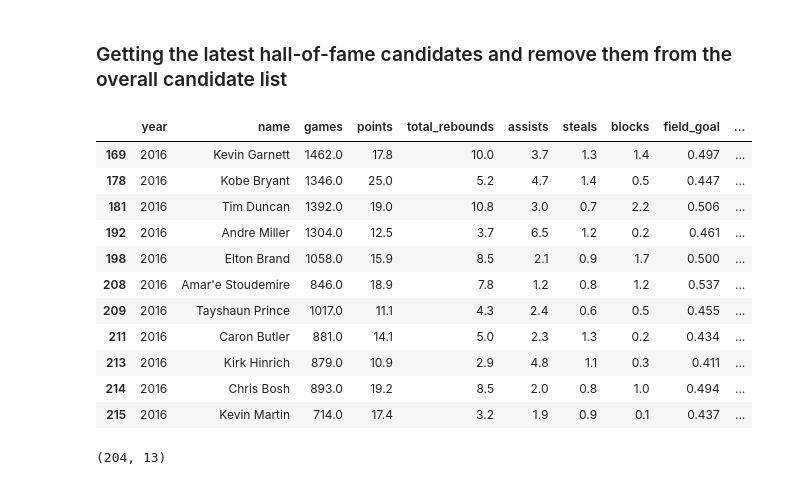
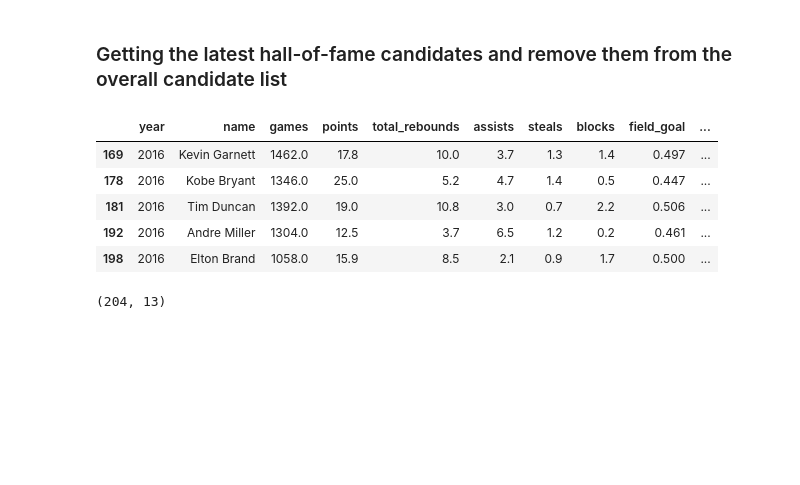
Before and after one commit to maliakber/data-mining-csc-503, a Jupyter notebook: source/nba-hall-of-fame-jupnote.ipynb, the cells around one changed output. Saved outputs shown, nothing was run; the diff lists cells and outputs as text; code cells hidden in the pictures; blank space fills up the shorter version.

```diff
--- a/source/nba-hall-of-fame-jupnote.ipynb
+++ b/source/nba-hall-of-fame-jupnote.ipynb
@@ -118,20 +118,14 @@ data_candidates = data_candidates.fillna(data_candidates.mean())
 ### Getting the latest hall-of-fame candidates and remove them from the overall candidate list
 # %%
 cur_candidates = data_candidates[data_candidates['year']>2015]
-cur_candidates
+cur_candidates.head()
 # %% [output]
 |  | year | name | games | points | total_rebounds | assists | steals | blocks | field_goal | ... |
 | 169 | 2016 | Kevin Garnett | 1462.0 | 17.8 | 10.0 | 3.7 | 1.3 | 1.4 | 0.497 | ... |
 | 178 | 2016 | Kobe Bryant | 1346.0 | 25.0 | 5.2 | 4.7 | 1.4 | 0.5 | 0.447 | ... |
 | 181 | 2016 | Tim Duncan | 1392.0 | 19.0 | 10.8 | 3.0 | 0.7 | 2.2 | 0.506 | ... |
 | 192 | 2016 | Andre Miller | 1304.0 | 12.5 | 3.7 | 6.5 | 1.2 | 0.2 | 0.461 | ... |
 | 198 | 2016 | Elton Brand | 1058.0 | 15.9 | 8.5 | 2.1 | 0.9 | 1.7 | 0.500 | ... |
-| 208 | 2016 | Amar'e Stoudemire | 846.0 | 18.9 | 7.8 | 1.2 | 0.8 | 1.2 | 0.537 | ... |
-| 209 | 2016 | Tayshaun Prince | 1017.0 | 11.1 | 4.3 | 2.4 | 0.6 | 0.5 | 0.455 | ... |
-| 211 | 2016 | Caron Butler | 881.0 | 14.1 | 5.0 | 2.3 | 1.3 | 0.2 | 0.434 | ... |
-| 213 | 2016 | Kirk Hinrich | 879.0 | 10.9 | 2.9 | 4.8 | 1.1 | 0.3 | 0.411 | ... |
-| 214 | 2016 | Chris Bosh | 893.0 | 19.2 | 8.5 | 2.0 | 0.8 | 1.0 | 0.494 | ... |
-| 215 | 2016 | Kevin Martin | 714.0 | 17.4 | 3.2 | 1.9 | 0.9 | 0.1 | 0.437 | ... |
 # %%
 data_candidates = data_candidates[~data_candidates.index.isin(cur_candidates.index)]
 data_candidates.shape
```
Also changed, not shown: parts of 24 cells of this notebook.
